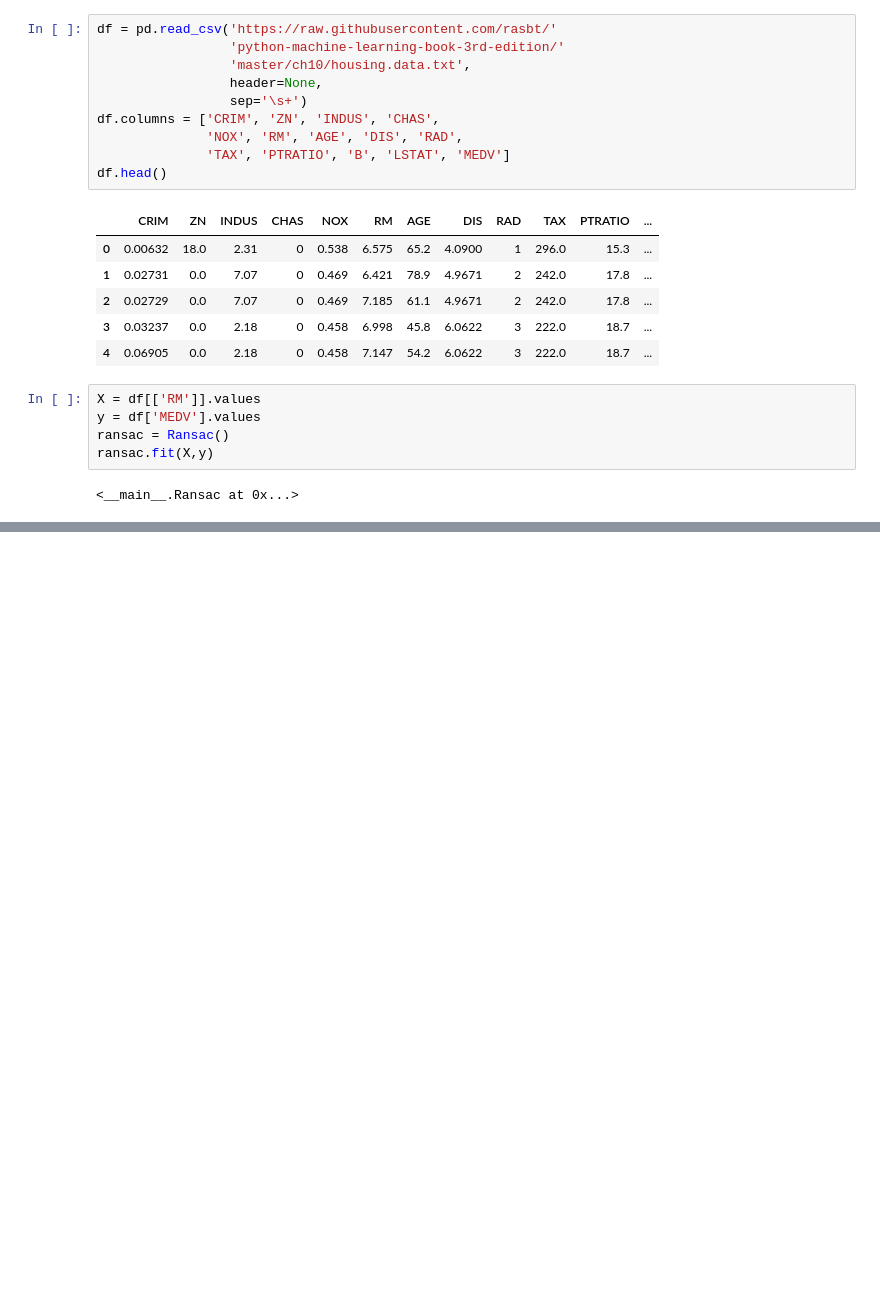
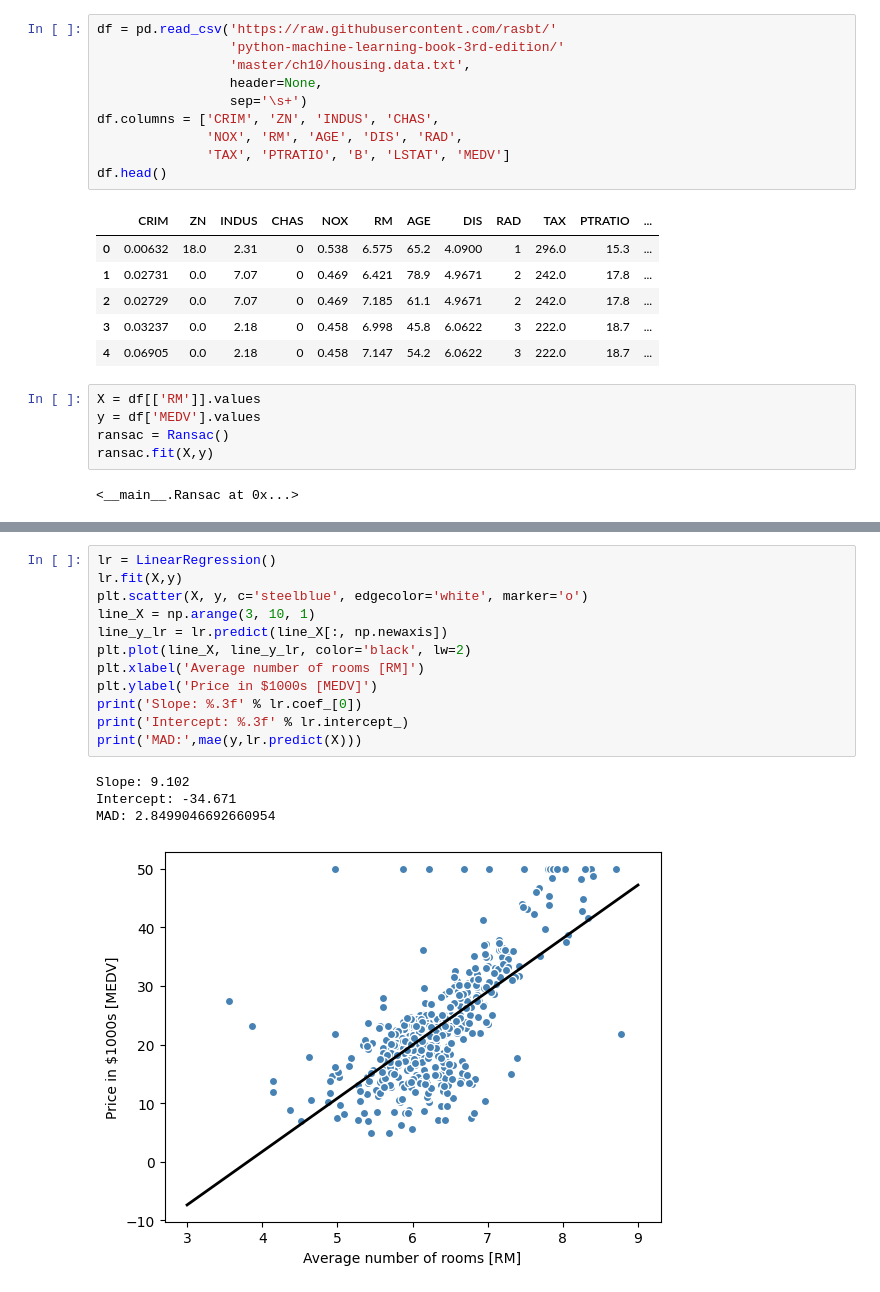
Before and after one commit to xyvlin/machine_learning_hw, a Jupyter notebook: ransac/ransac.ipynb, the cells around one changed output, grey strips where cells are left out. Saved outputs shown, nothing was run; the diff lists cells and outputs as text; blank space fills up the shorter version.

```diff
--- a/ransac/ransac.ipynb
+++ b/ransac/ransac.ipynb
@@ -107,0 +110,17 @@ Intercept: -35.541
+# %%
+lr = LinearRegression()
+lr.fit(X,y)
+plt.scatter(X, y, c='steelblue', edgecolor='white', marker='o')
+line_X = np.arange(3, 10, 1)
+line_y_lr = lr.predict(line_X[:, np.newaxis])
+plt.plot(line_X, line_y_lr, color='black', lw=2)
+plt.xlabel('Average number of rooms [RM]')
+plt.ylabel('Price in $1000s [MEDV]')
+print('Slope: %.3f' % lr.coef_[0])
+print('Intercept: %.3f' % lr.intercept_)
+print('MAD:',mae(y,lr.predict(X)))
+# %% [output]
+Slope: 9.102
+Intercept: -34.671
+MAD: 2.8499046692660954
+[figure, added]
```
Also changed, not shown: parts of 5 cells of this notebook, 1 other file.
